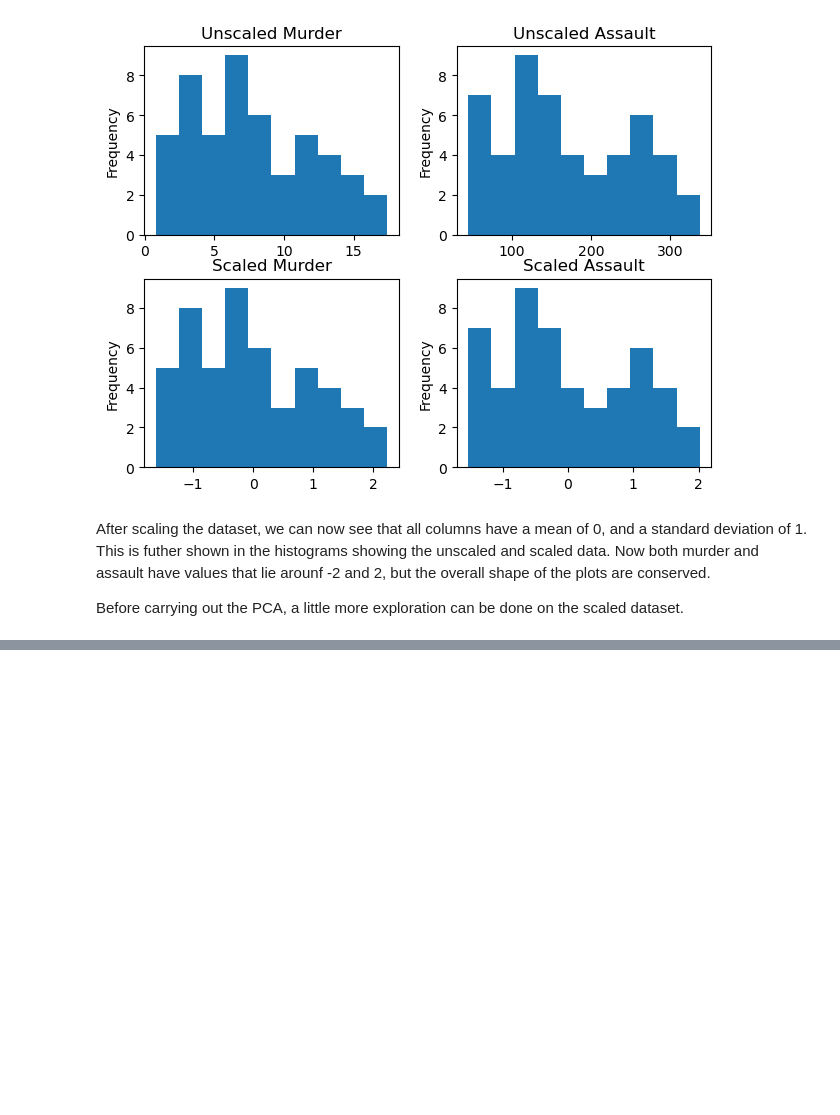
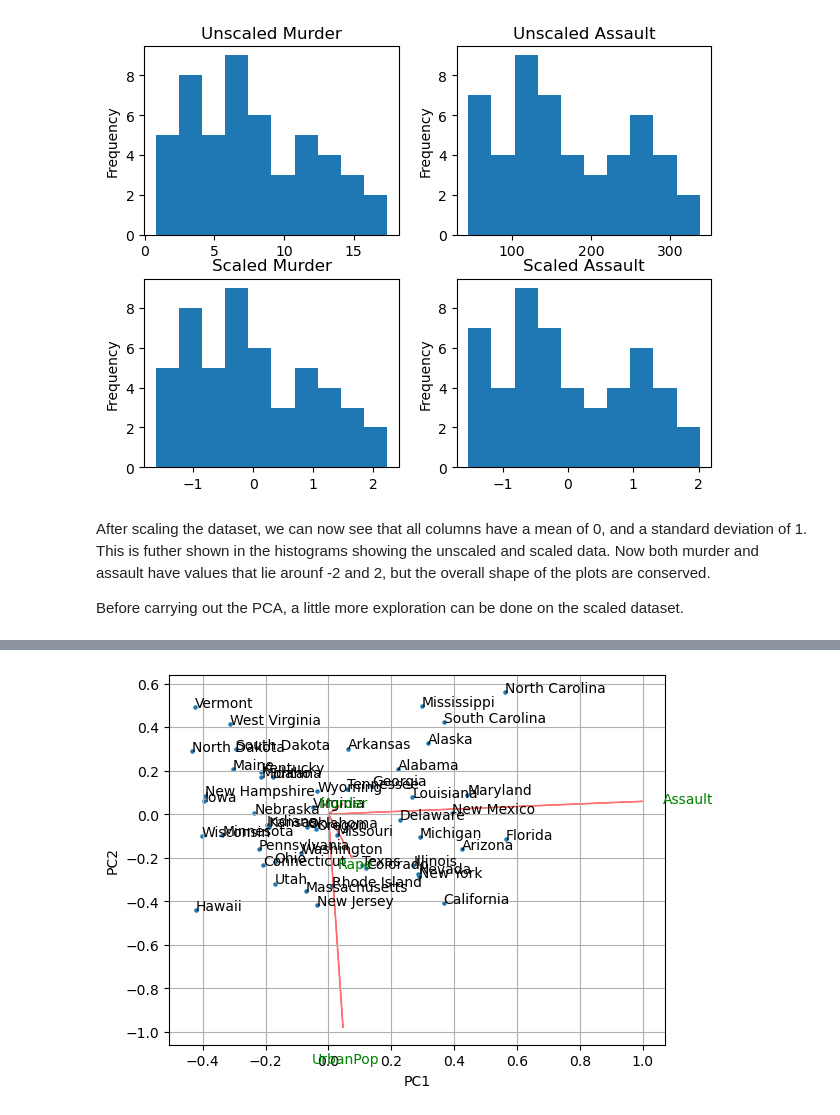
Before and after one commit to ConnerGrice/Hyperion-Capstone-Projects, a Jupyter notebook: 7-MLClustering/ClusteringArrests.ipynb, the cells around one changed output, grey strips where cells are left out. Cells and saved outputs as stored; diff of their text form; code cells hidden in the pictures; blank space fills up the shorter version.

```diff
--- a/7-MLClustering/ClusteringArrests.ipynb
+++ b/7-MLClustering/ClusteringArrests.ipynb
@@ -201,0 +250,16 @@ It is interesting to note that Mississippi has one of the highest murder rates,
+# %%
+#Generates PCA object
+r = 10
+pca = PCA(random_state=r)
+
+#Applies PCA to unscaled data
+pca_unscaled_array = pca.fit_transform(df_num)
+pca_unscaled = pd.DataFrame(pca_unscaled_array,index=df_num.index)
+
+#Gets the principle axes components
+unscaled_comps = pca.components_
+
+#Plots biplot
+biplot(pca_unscaled_array[:,0:2],np.transpose(unscaled_comps[0:2,:]),df_num.columns,df_num.index)
+# %% [output]
+[figure, added]
```
Also changed, not shown: parts of 7 cells of this notebook, 2 other files.
